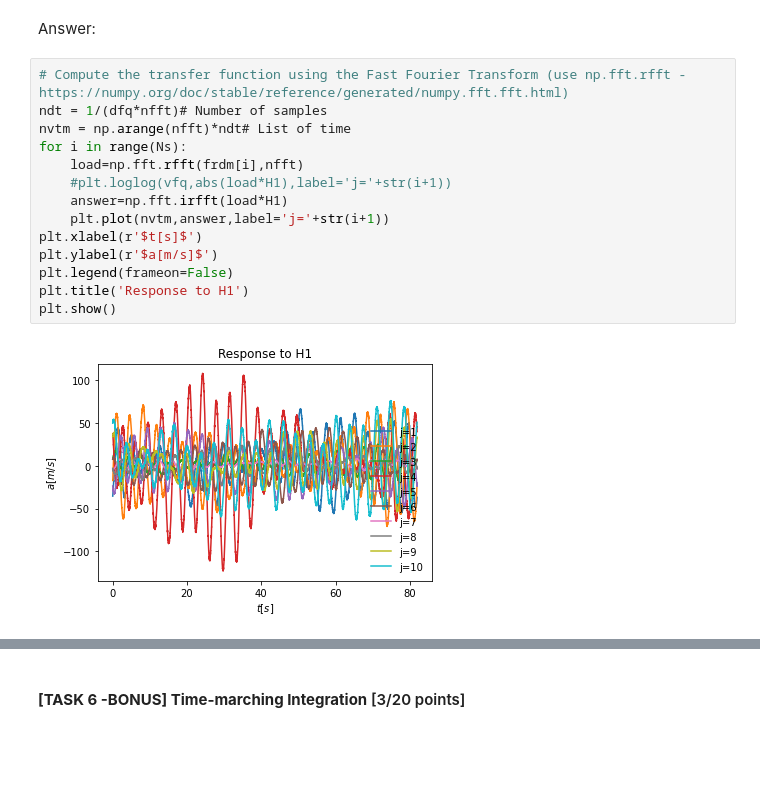
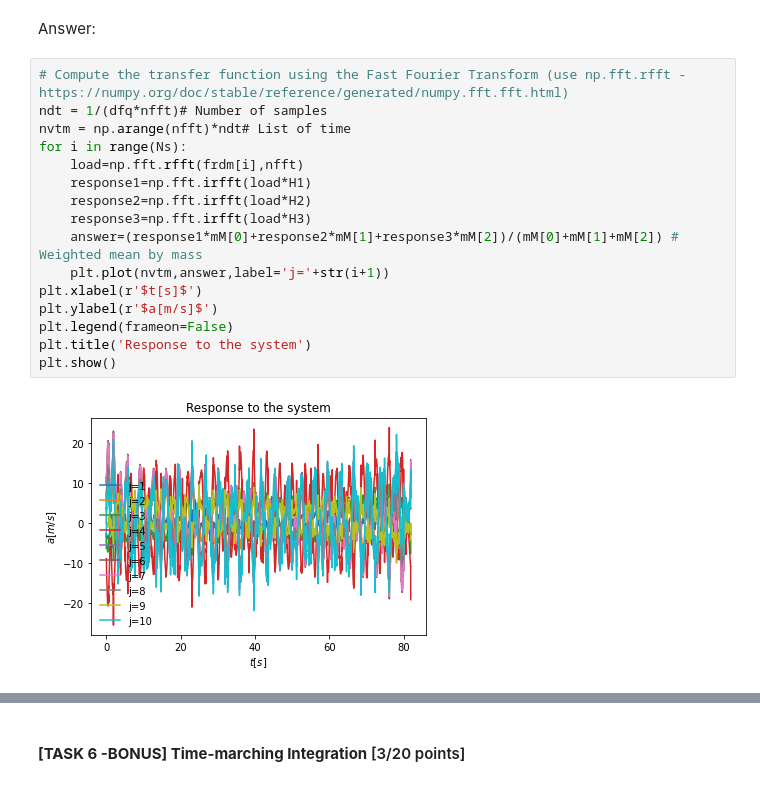
Before and after one commit to lcs27/MecaStruc-CS, a Jupyter notebook: BE2/mdof_Chensheng Luo.ipynb, the cells around one changed output, grey strips where cells are left out. Drawn from its saved outputs; the diff is of its cells as text; blank space fills up the shorter version.

```diff
--- a/BE2/mdof_Chensheng Luo.ipynb
+++ b/BE2/mdof_Chensheng Luo.ipynb
@@ -683,16 +689,18 @@ Answer:
 # %%
 # Compute the transfer function using the Fast Fourier Transform (use np.fft.rfft - https://numpy.org/doc/stable/reference/generated/numpy.fft.fft.html)
 ndt = 1/(dfq*nfft)# Number of samples
 nvtm = np.arange(nfft)*ndt# List of time
 for i in range(Ns):
     load=np.fft.rfft(frdm[i],nfft)
-    #plt.loglog(vfq,abs(load*H1),label='j='+str(i+1))
-    answer=np.fft.irfft(load*H1)
+    response1=np.fft.irfft(load*H1)
+    response2=np.fft.irfft(load*H2)
+    response3=np.fft.irfft(load*H3)
+    answer=(response1*mM[0]+response2*mM[1]+response3*mM[2])/(mM[0]+mM[1]+mM[2]) # Weighted mean by mass
     plt.plot(nvtm,answer,label='j='+str(i+1))
 plt.xlabel(r'$t[s]$')
 plt.ylabel(r'$a[m/s]$')
 plt.legend(frameon=False)
-plt.title('Response to H1')
+plt.title('Response to the system')
 plt.show()
 # %% [output]
-[figure, old version]
+[figure, new version]
```
Also changed, not shown: parts of 21 cells of this notebook.
